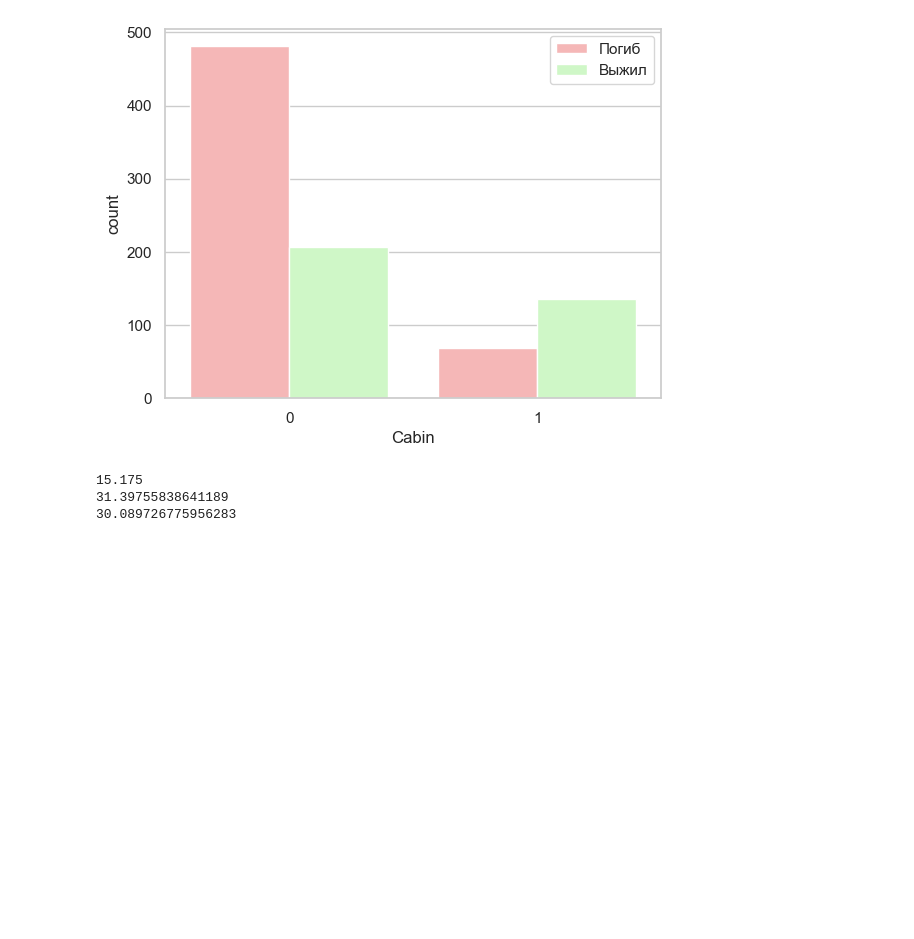
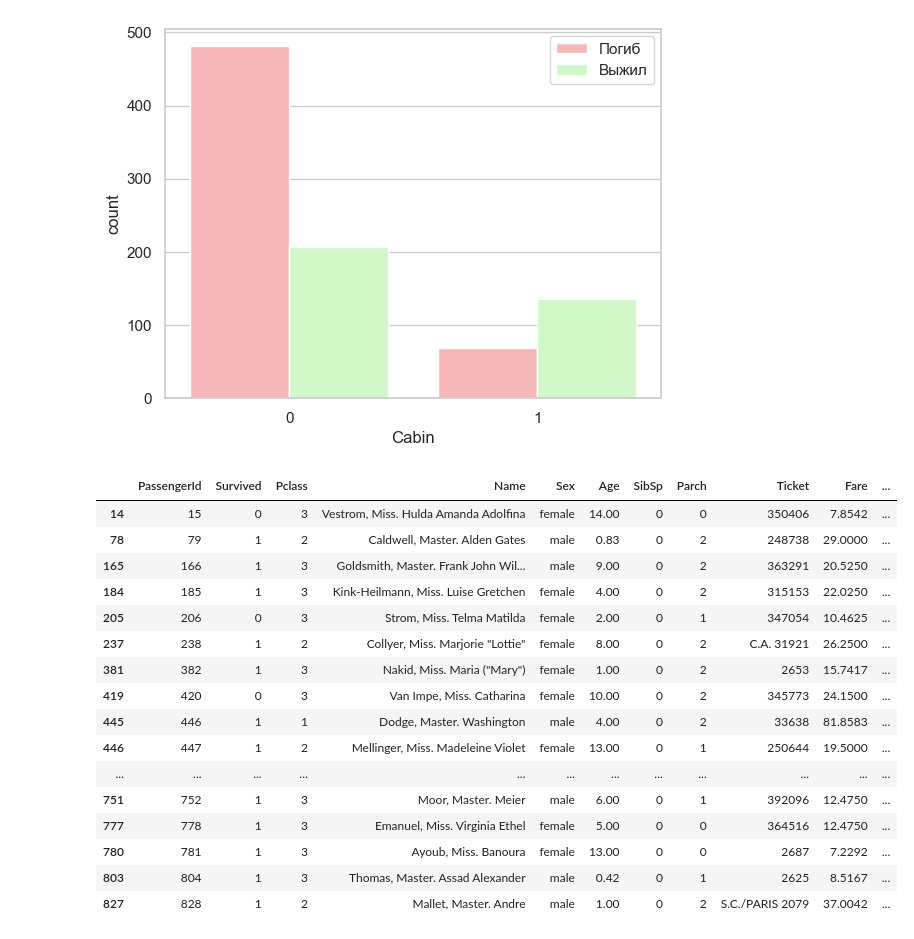
Before and after one commit to Krukrukruzhka/Titanic, a Jupyter notebook: titanicAnalytics.ipynb, the cells around one changed output. Saved outputs shown, nothing was run; the diff lists cells and outputs as text; code cells hidden in the pictures; blank space fills up the shorter version.

Commit message:
Add files via upload
Исследованы данные о кабине
Метод восстановления данных о возрасте по параметрам SibSp и Parch
Исправлено оформление
Добавлены новые графики

```diff
--- a/titanicAnalytics.ipynb
+++ b/titanicAnalytics.ipynb
@@ -364,11 +371,3 @@ plt.legend(loc='upper right', labels=['Погиб', 'Выжил'])
 # %% [output]
 <matplotlib.legend.Legend at 0x...>
 [figure]
-# %%
-print(data[(data['Parch'].notna())&(data['SibSp'] > 1)]['Age'].mean())
-print(data[(data['Parch'].notna())&(data['SibSp'] < 1)]['Age'].mean())
-print(data[(data['Parch'].notna())&(data['SibSp'] == 1)]['Age'].mean())
-# %% [output]
-15.175
-31.39755838641189
-30.089726775956283
@@ -383,0 +374,20 @@ print(data[(data['Parch'].notna())&(data['SibSp'] == 1)]['Age'].mean())
+# %%
+data[(data['SibSp'] == 0)&(data['Age'] < 15)]
+# %% [output]
+|  | PassengerId | Survived | Pclass | Name | Sex | Age | SibSp | Parch | Ticket | Fare | ... |
+| 14 | 15 | 0 | 3 | Vestrom, Miss. Hulda Amanda Adolfina | female | 14.00 | 0 | 0 | 350406 | 7.8542 | ... |
+| 78 | 79 | 1 | 2 | Caldwell, Master. Alden Gates | male | 0.83 | 0 | 2 | 248738 | 29.0000 | ... |
+| 165 | 166 | 1 | 3 | Goldsmith, Master. Frank John Wil... | male | 9.00 | 0 | 2 | 363291 | 20.5250 | ... |
+| 184 | 185 | 1 | 3 | Kink-Heilmann, Miss. Luise Gretchen | female | 4.00 | 0 | 2 | 315153 | 22.0250 | ... |
+| 205 | 206 | 0 | 3 | Strom, Miss. Telma Matilda | female | 2.00 | 0 | 1 | 347054 | 10.4625 | ... |
+| 237 | 238 | 1 | 2 | Collyer, Miss. Marjorie "Lottie" | female | 8.00 | 0 | 2 | C.A. 31921 | 26.2500 | ... |
+| 381 | 382 | 1 | 3 | Nakid, Miss. Maria ("Mary") | female | 1.00 | 0 | 2 | 2653 | 15.7417 | ... |
+| 419 | 420 | 0 | 3 | Van Impe, Miss. Catharina | female | 10.00 | 0 | 2 | 345773 | 24.1500 | ... |
+| 445 | 446 | 1 | 1 | Dodge, Master. Washington | male | 4.00 | 0 | 2 | 33638 | 81.8583 | ... |
+| 446 | 447 | 1 | 2 | Mellinger, Miss. Madeleine Violet | female | 13.00 | 0 | 1 | 250644 | 19.5000 | ... |
+| ... | ... | ... | ... | ... | ... | ... | ... | ... | ... | ... | ... |
+| 751 | 752 | 1 | 3 | Moor, Master. Meier | male | 6.00 | 0 | 1 | 392096 | 12.4750 | ... |
+| 777 | 778 | 1 | 3 | Emanuel, Miss. Virginia Ethel | female | 5.00 | 0 | 0 | 364516 | 12.4750 | ... |
+| 780 | 781 | 1 | 3 | Ayoub, Miss. Banoura | female | 13.00 | 0 | 0 | 2687 | 7.2292 | ... |
+| 803 | 804 | 1 | 3 | Thomas, Master. Assad Alexander | male | 0.42 | 0 | 1 | 2625 | 8.5167 | ... |
+| 827 | 828 | 1 | 2 | Mallet, Master. Andre | male | 1.00 | 0 | 2 | S.C./PARIS 2079 | 37.0042 | ... |
```
Also changed, not shown: parts of 12 cells of this notebook.
